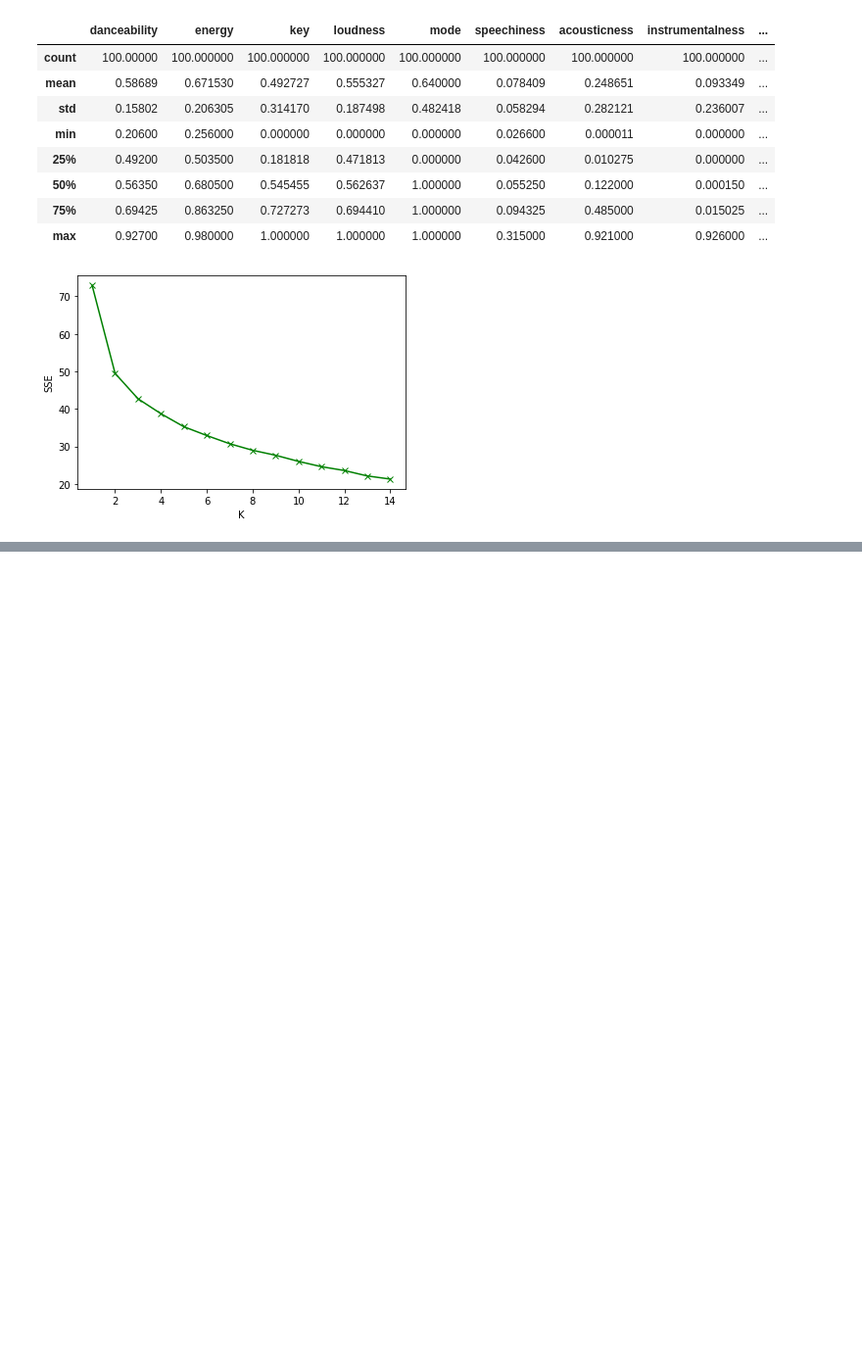
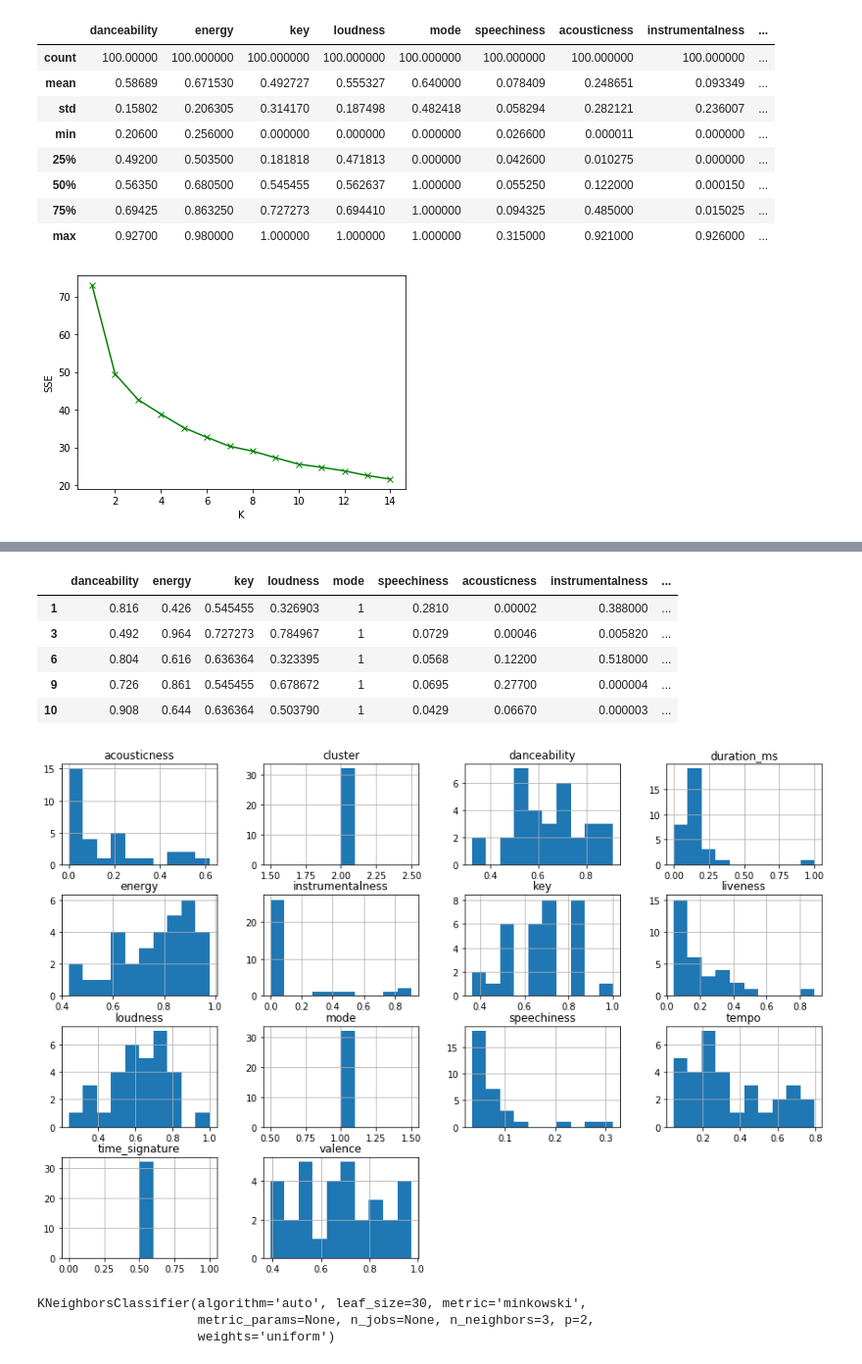
Before and after one commit to benovard/spotify-mood-prediction, a Jupyter notebook: Untitled.ipynb, the cells around one changed output, grey strips where cells are left out. Shown: that part at 98% size. Cells and saved outputs as stored; diff of their text form; code cells hidden in the pictures; blank space fills up the shorter version.

```diff
--- a/Untitled.ipynb
+++ b/Untitled.ipynb
@@ -125,0 +131,13 @@ plt.show()
+# %%
+fig = plt.figure(figsize = (15,10))
+ax = fig.gca()
+df[df['cluster'] == 2].hist(ax=ax)
+df[df['cluster'] == 2].head(5)
+# %% [output]
+|  | danceability | energy | key | loudness | mode | speechiness | acousticness | instrumentalness | ... |
+| 1 | 0.816 | 0.426 | 0.545455 | 0.326903 | 1 | 0.2810 | 0.00002 | 0.388000 | ... |
+| 3 | 0.492 | 0.964 | 0.727273 | 0.784967 | 1 | 0.0729 | 0.00046 | 0.005820 | ... |
+| 6 | 0.804 | 0.616 | 0.636364 | 0.323395 | 1 | 0.0568 | 0.12200 | 0.518000 | ... |
+| 9 | 0.726 | 0.861 | 0.545455 | 0.678672 | 1 | 0.0695 | 0.27700 | 0.000004 | ... |
+| 10 | 0.908 | 0.644 | 0.636364 | 0.503790 | 1 | 0.0429 | 0.06670 | 0.000003 | ... |
+[figure, added]
@@ -125,0 +151,7 @@ plt.show()
+# %%
+knn = KNeighborsClassifier(n_neighbors = 3)
+knn.fit(x_train, y_train)
+# %% [output]
+KNeighborsClassifier(algorithm='auto', leaf_size=30, metric='minkowski',
+                     metric_params=None, n_jobs=None, n_neighbors=3, p=2,
+                     weights='uniform')
```
Also changed, not shown: parts of 10 cells of this notebook, 1 other file.
